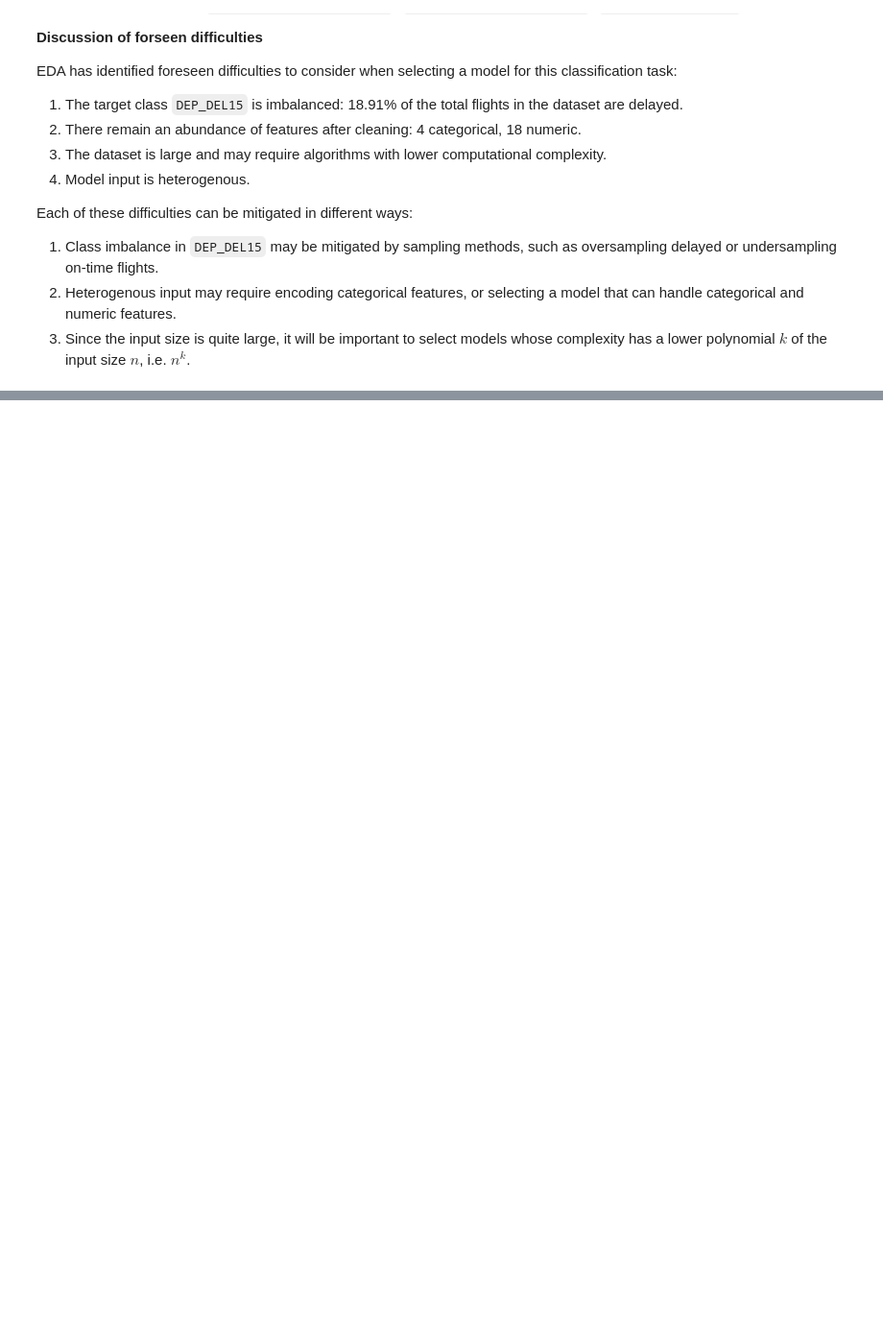
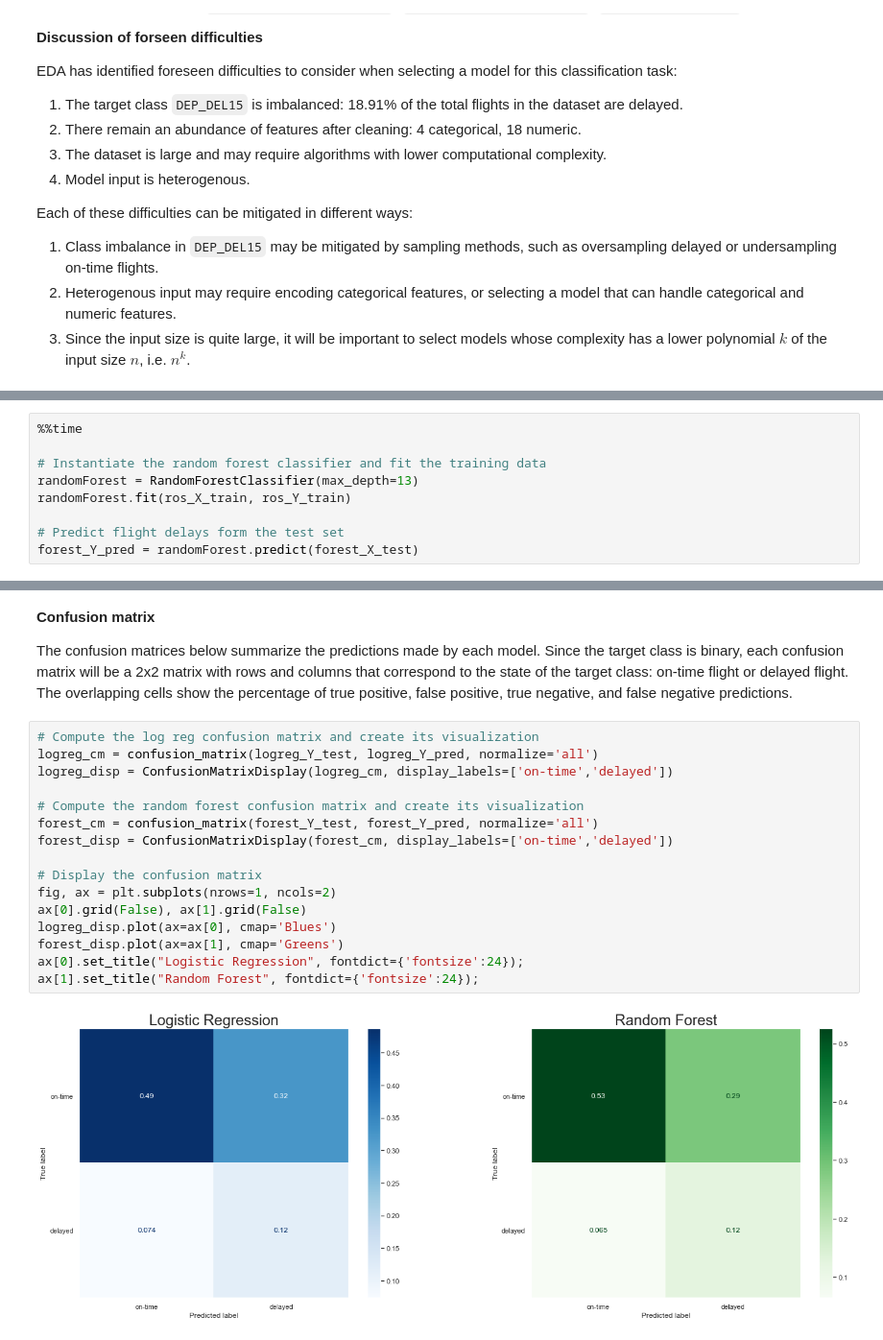
Before and after one commit to t-cochran/CSPB-3022-Data-Science-Project, a Jupyter notebook: project notebook/3022_classification_notebook.ipynb, the cells around one changed output, grey strips where cells are left out. Shown at 96% size. Drawn from its saved outputs; the diff is of its cells as text; blank space fills up the shorter version.

```diff
--- a/project notebook/3022_classification_notebook.ipynb
+++ b/project notebook/3022_classification_notebook.ipynb
@@ -466,0 +697,9 @@ In the case of the logistic model, I will attempt to balance `DEP_DEL15` by usin
+# %%
+%%time
+
+# Instantiate the random forest classifier and fit the training data
+randomForest = RandomForestClassifier(max_depth=13)
+randomForest.fit(ros_X_train, ros_Y_train)
+
+# Predict flight delays form the test set
+forest_Y_pred = randomForest.predict(forest_X_test)
@@ -466,0 +712,22 @@ In the case of the logistic model, I will attempt to balance `DEP_DEL15` by usin
+# %% [markdown]
+__Confusion matrix__
+
+The confusion matrices below summarize the predictions made by each model. Since the target class is binary, each confusion matrix will be a 2x2 matrix with rows and columns that correspond to the state of the target class: on-time flight or delayed flight. The overlapping cells show the percentage of true positive, false positive, true negative, and false negative predictions.
+# %%
+# Compute the log reg confusion matrix and create its visualization
+logreg_cm = confusion_matrix(logreg_Y_test, logreg_Y_pred, normalize='all')
+logreg_disp = ConfusionMatrixDisplay(logreg_cm, display_labels=['on-time','delayed'])
+
+# Compute the random forest confusion matrix and create its visualization
+forest_cm = confusion_matrix(forest_Y_test, forest_Y_pred, normalize='all')
+forest_disp = ConfusionMatrixDisplay(forest_cm, display_labels=['on-time','delayed'])
+
+# Display the confusion matrix
+fig, ax = plt.subplots(nrows=1, ncols=2)
+ax[0].grid(False), ax[1].grid(False)
+logreg_disp.plot(ax=ax[0], cmap='Blues')
+forest_disp.plot(ax=ax[1], cmap='Greens')
+ax[0].set_title("Logistic Regression", fontdict={'fontsize':24});
+ax[1].set_title("Random Forest", fontdict={'fontsize':24});
+# %% [output]
+[figure, added]
```
Also changed, not shown: parts of 38 cells of this notebook.
